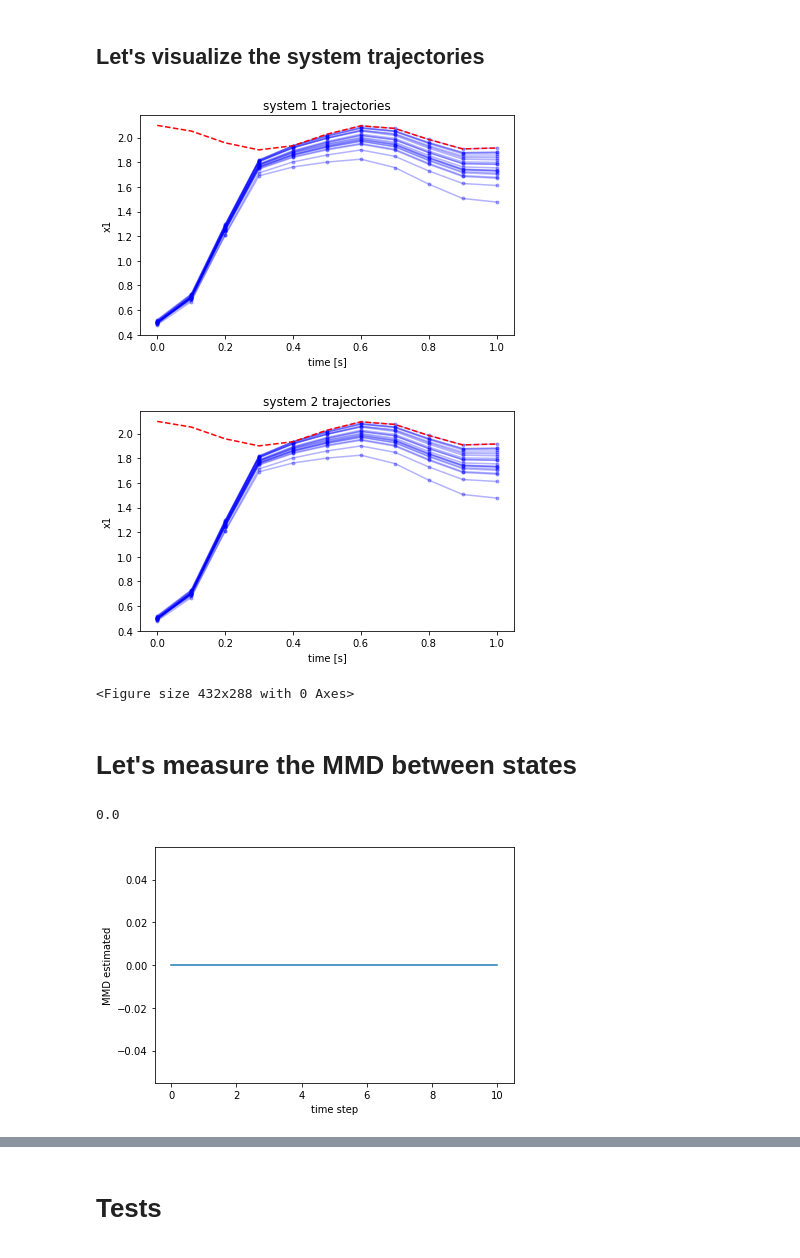
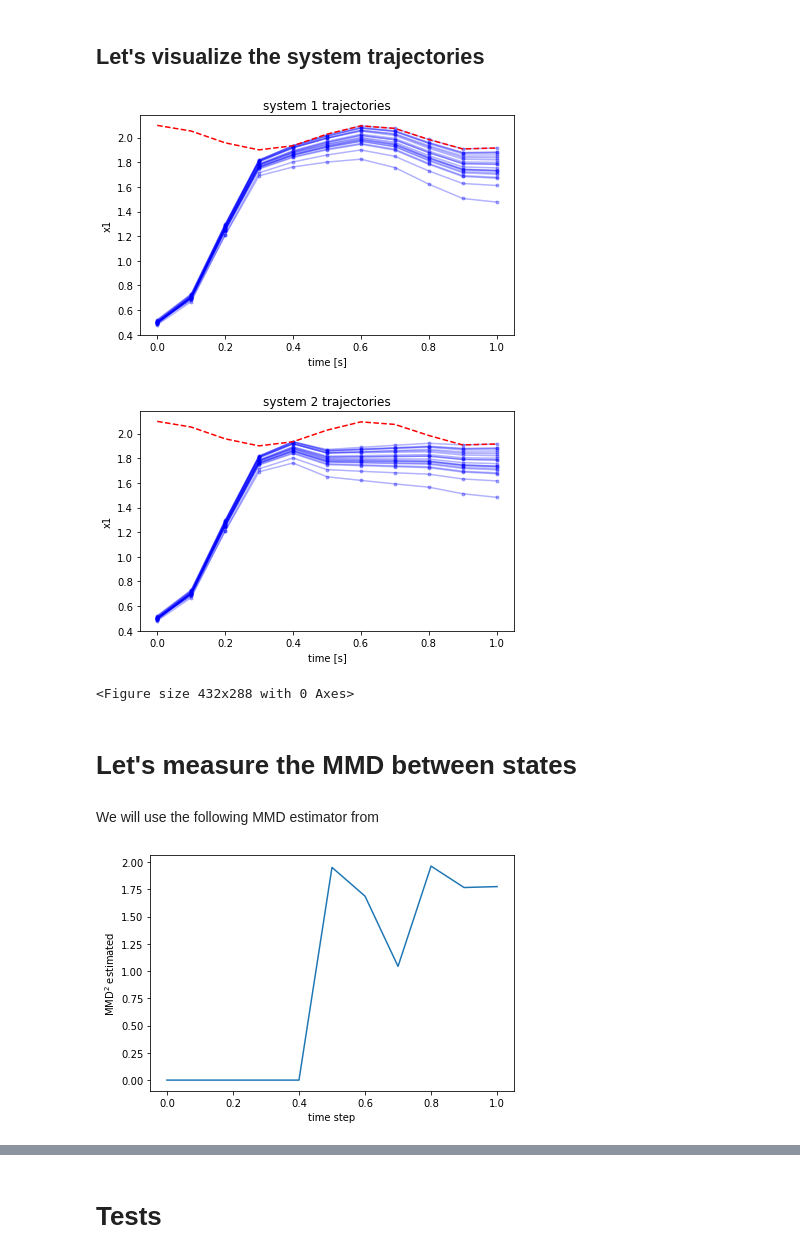
Before and after one commit to jj-zhu/leibniz-ss-2021, a Jupyter notebook: src/dynamics_nb.ipynb, the cells around one changed output, grey strips where cells are left out. Saved outputs shown, nothing was run; the diff lists cells and outputs as text; code cells hidden in the pictures.

```diff
--- a/src/dynamics_nb.ipynb
+++ b/src/dynamics_nb.ipynb
@@ -10,8 +10,8 @@ from util import *
 # %%
-with open('data1.pk', 'rb') as f:
+with open('data/data1.pk', 'rb') as f:
     data1 = pickle.load(f)
 # %%
-with open('data2.pk', 'rb') as f:
+with open('data/data2.pk', 'rb') as f:
     data2 = pickle.load(f)
 # %% [markdown]
 ## Let's visualize the system trajectories
@@ -44,33 +44,28 @@ traj_plot(n_sample_1, data1, n_step_1, label='system 1 trajectories')
 traj_plot(n_sample_2, data2, n_step_2, label='system 2 trajectories')
 # %% [output]
 [figure]
-[figure, old version]
+[figure, new version]
 <Figure size 432x288 with 0 Axes>
 # %% [markdown]
 # Let's measure the MMD between states
+# %% [markdown]
+We will use the following MMD estimator from
 # %%
 from sklearn.metrics.pairwise import rbf_kernel
 # %%
-mmds = []
+mmd_sqr_all = []
 for t in range(n_step_1):
     # prepare two sample test: x vs. y
     x = data1[:, t,:]
     y = data2[:, t,:]
 
-    mmd_sqr_t = mmd_sqr(x, y, kernel=rbf_kernel, gamma=0.5)
+    mmd_sqr_t = mmd_sqr(x, y, kernel=rbf_kernel, gamma=0.5) # note, mmd estimator can be <0
 
-    if mmd_sqr_t < 0:
-        raise NotImplementedError
-
-    mmds.append(np.sqrt(mmd_sqr_t))
+    mmd_sqr_all.append(mmd_sqr_t)
-# %%
-mmd_sqr_t
-# %% [output]
-0.0
 # %%
-plot(mmds)
+plot(tgrid, mmd_sqr_all)
 xlabel('time step')
-ylabel('MMD estimated')
+ylabel('MMD$^2$ estimated')
 tight_layout()
 # %% [output]
-[figure, old version]
+[figure, new version]
```
Also changed, not shown: parts of 3 cells of this notebook, 10 other files.
